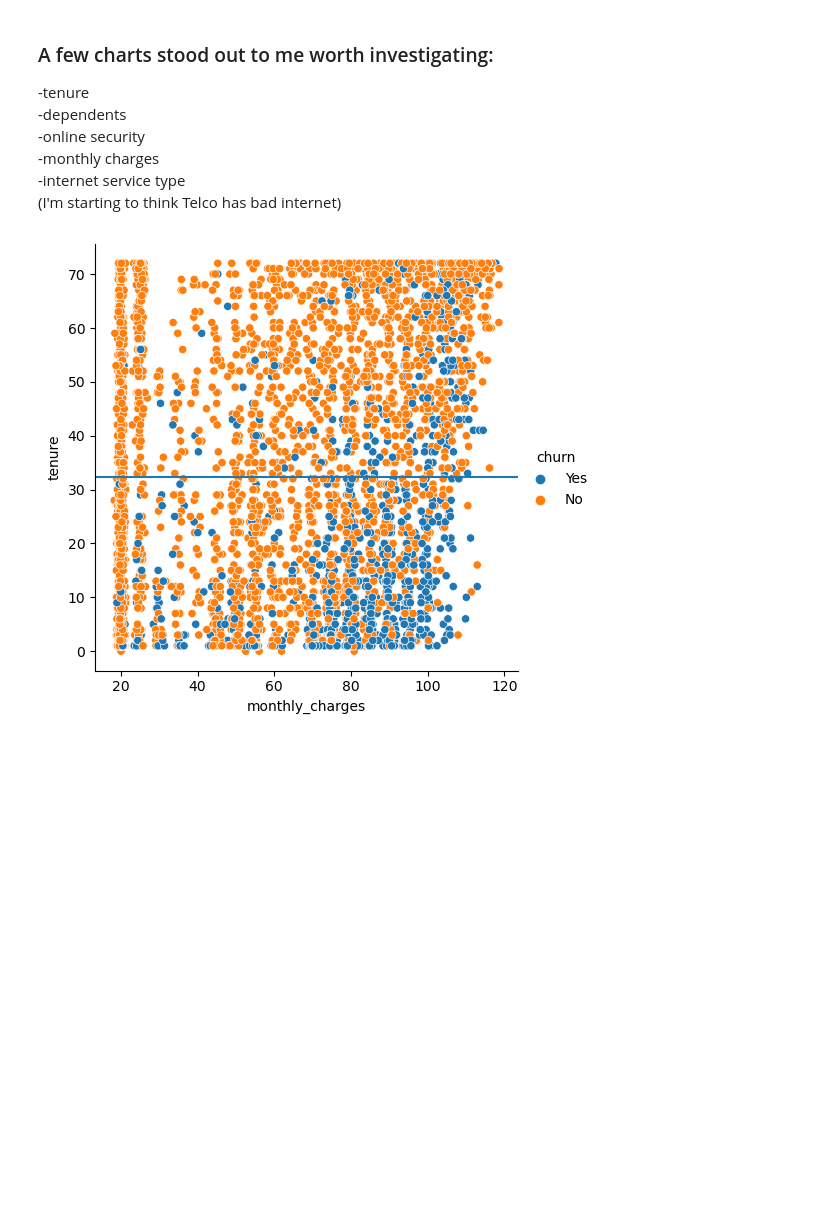
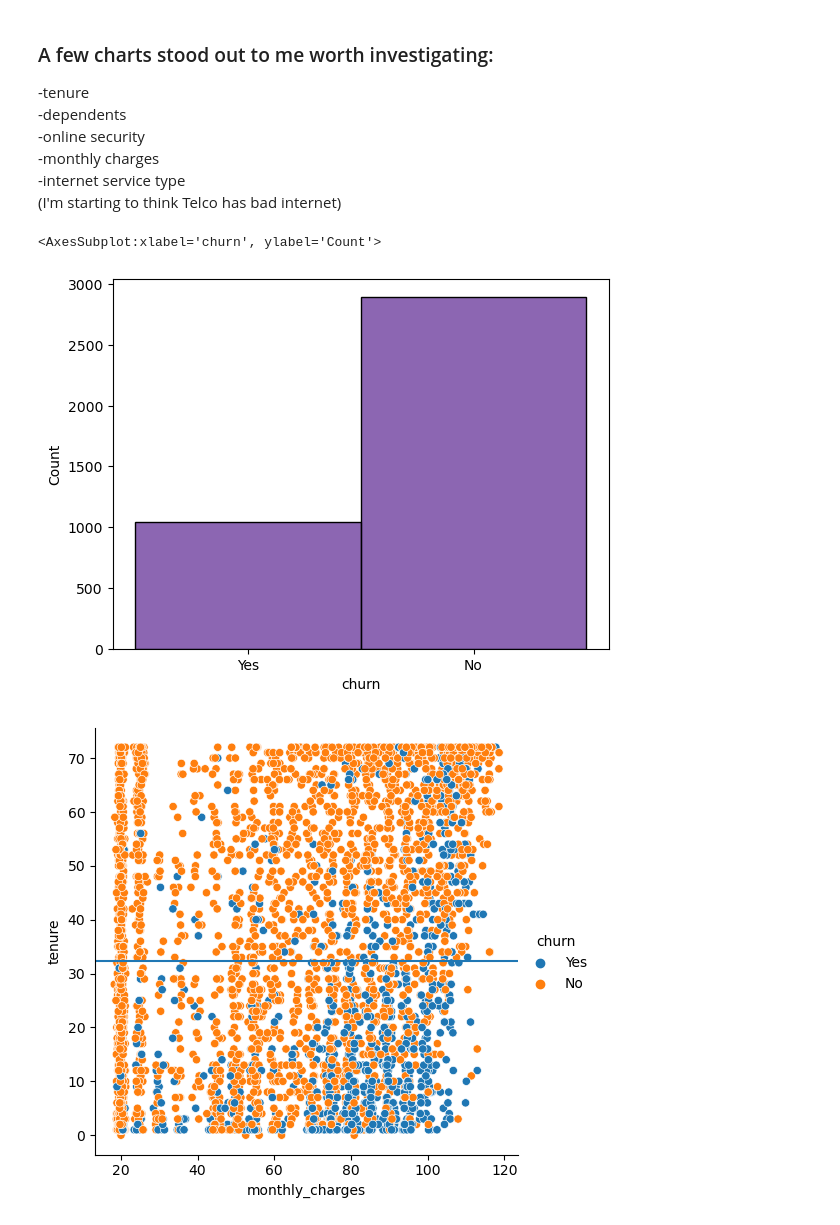
Before and after one commit to Andy-Jensen/Telco_project_part_1, a Jupyter notebook: explore_and_modeling.ipynb, the cells around one changed output. Cells and saved outputs as stored; diff of their text form; code cells hidden in the pictures; blank space fills up the shorter version.

```diff
--- a/explore_and_modeling.ipynb
+++ b/explore_and_modeling.ipynb
@@ -86,6 +89,12 @@ phone_service
  -monthly charges
  -internet service type
 (I'm starting to think Telco has bad internet)
+# %%
+#visualizing specifically the churn
+sns.histplot(x='churn', data=telco_train, color='rebeccapurple')
+# %% [output]
+<AxesSubplot:xlabel='churn', ylabel='Count'>
+[figure, added]
 # %%
 #plotting numeric catagories that I found interesting from above
 
```
Also changed, not shown: parts of 17 cells of this notebook, 2 other files.
